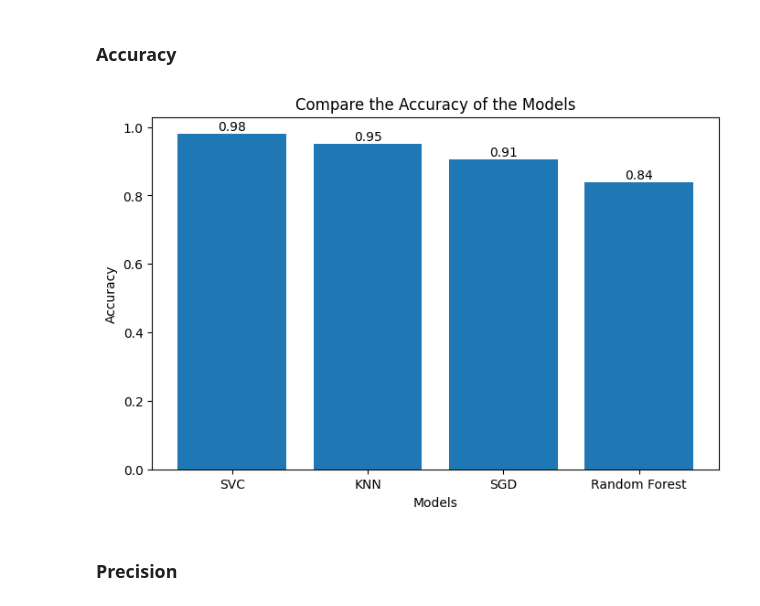
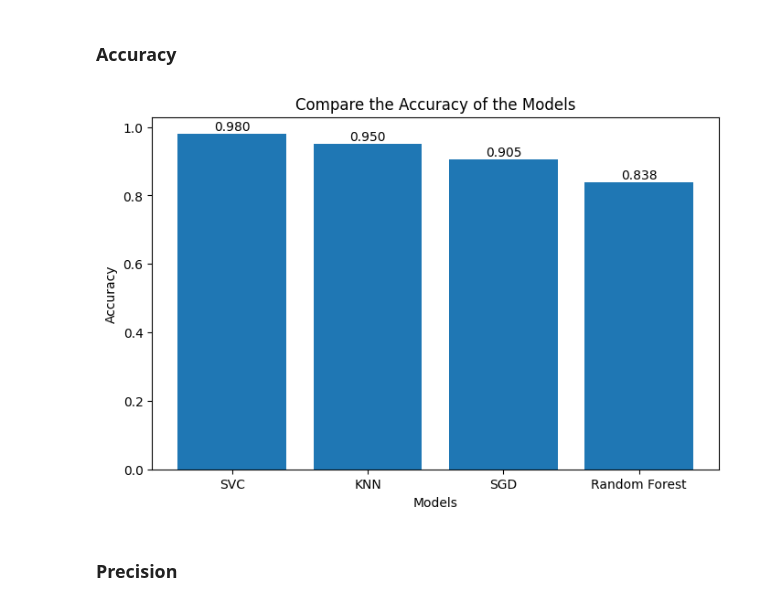
Before and after one commit to bademari/AI_ML_Lab, a Jupyter notebook: Lab 5.ipynb, the cells around one changed output. Drawn from its saved outputs; the diff is of its cells as text; code cells hidden in the pictures.

```diff
--- a/Lab 5.ipynb
+++ b/Lab 5.ipynb
@@ -707,21 +707,21 @@ import matplotlib.pyplot as plt
 # %%
 models = ['SVC', 'KNN', 'SGD', 'Random Forest']
 accuracies = [svc_accuracy, knn_accuracy, sgd_accuracy, forest_accuracy]
 
 
 plt.figure(figsize=(8, 5))
 plt.bar(models, accuracies)
 plt.xlabel('Models')
 plt.ylabel('Accuracy')
 plt.title('Compare the Accuracy of the Models')
 
 
 for i, v in enumerate(accuracies):
-    plt.text(i, v + 0.01, f"{v:.2f}", ha='center')
+    plt.text(i, v + 0.01, f"{v:.3f}", ha='center')
 
 plt.show()
 # %% [output]
-[figure, old version]
+[figure, new version]
 # %% [markdown]
 ### Precision
 # %%
```
Also changed, not shown: parts of 2 cells of this notebook, 2 other files.
